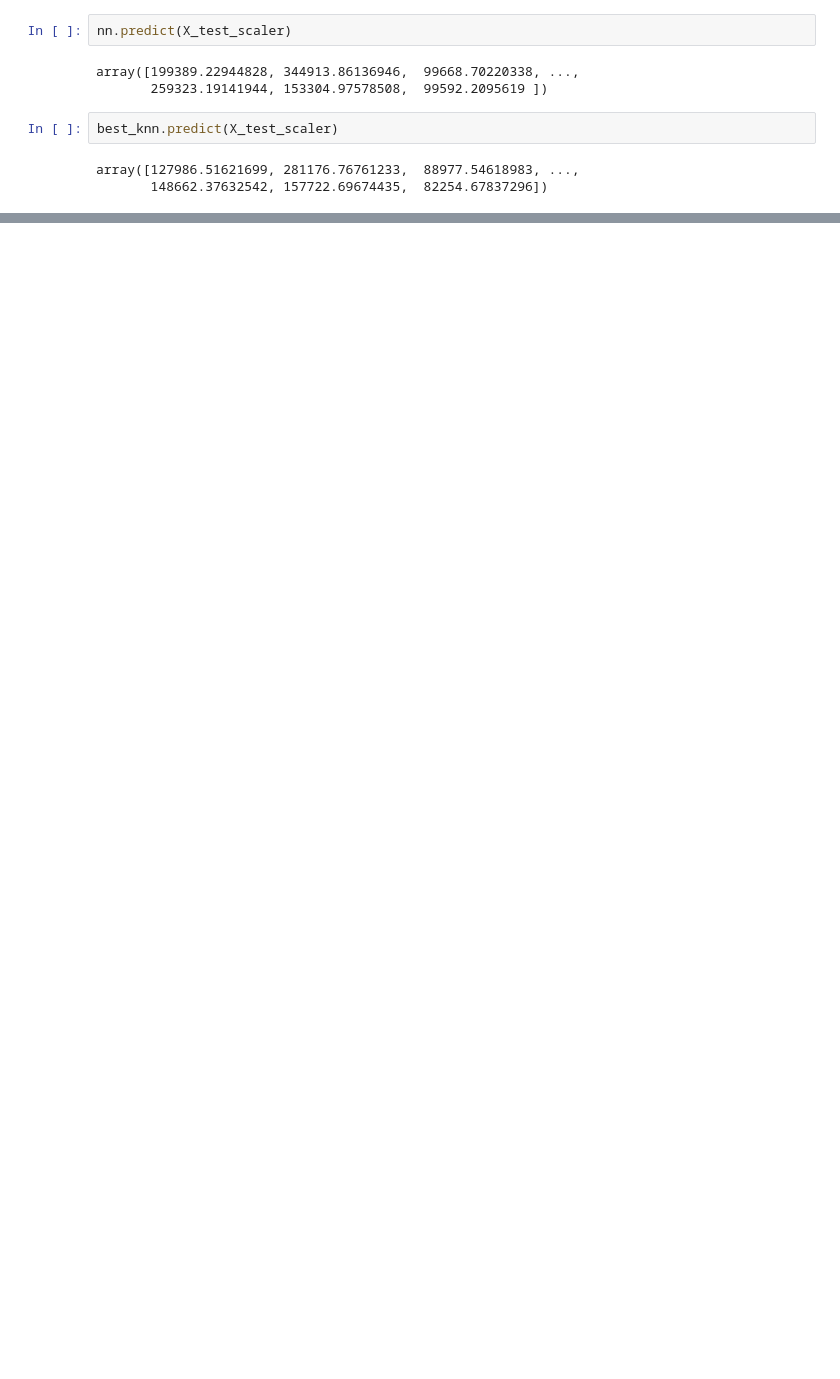
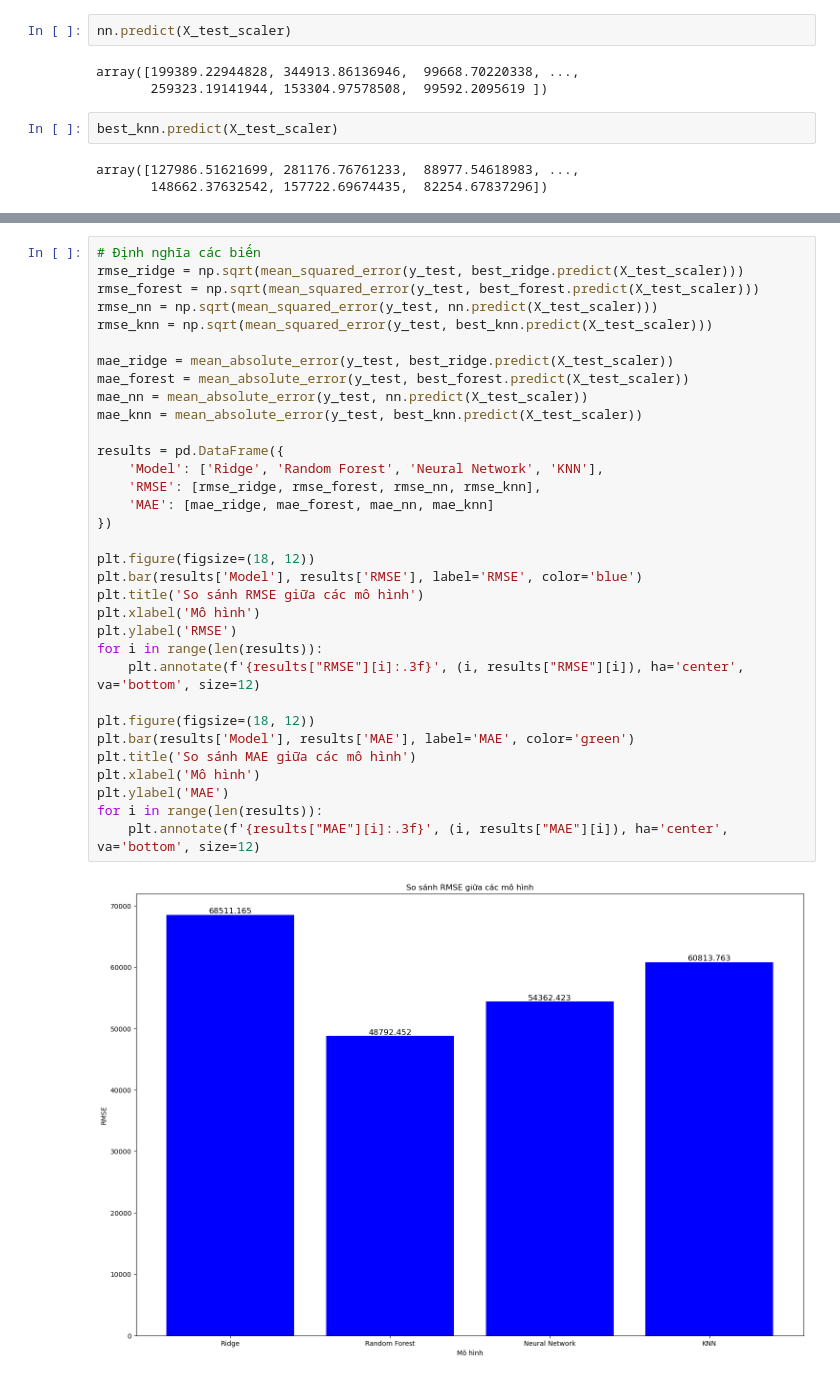
Before and after one commit to DungPham-Comet/ML_20231, a Jupyter notebook: DM_ML_Final.ipynb, the cells around one changed output, grey strips where cells are left out. Cells and saved outputs as stored; diff of their text form; blank space fills up the shorter version.

```diff
--- a/DM_ML_Final.ipynb
+++ b/DM_ML_Final.ipynb
@@ -741,0 +767,35 @@ plt.show()
+# %%
+# Định nghĩa các biến
+rmse_ridge = np.sqrt(mean_squared_error(y_test, best_ridge.predict(X_test_scaler)))
+rmse_forest = np.sqrt(mean_squared_error(y_test, best_forest.predict(X_test_scaler)))
+rmse_nn = np.sqrt(mean_squared_error(y_test, nn.predict(X_test_scaler)))
+rmse_knn = np.sqrt(mean_squared_error(y_test, best_knn.predict(X_test_scaler)))
+
+mae_ridge = mean_absolute_error(y_test, best_ridge.predict(X_test_scaler))
+mae_forest = mean_absolute_error(y_test, best_forest.predict(X_test_scaler))
+mae_nn = mean_absolute_error(y_test, nn.predict(X_test_scaler))
+mae_knn = mean_absolute_error(y_test, best_knn.predict(X_test_scaler))
+
+results = pd.DataFrame({
+    'Model': ['Ridge', 'Random Forest', 'Neural Network', 'KNN'],
+    'RMSE': [rmse_ridge, rmse_forest, rmse_nn, rmse_knn],
+    'MAE': [mae_ridge, mae_forest, mae_nn, mae_knn]
+})
+
+plt.figure(figsize=(18, 12))
+plt.bar(results['Model'], results['RMSE'], label='RMSE', color='blue')
+plt.title('So sánh RMSE giữa các mô hình')
+plt.xlabel('Mô hình')
+plt.ylabel('RMSE')
+for i in range(len(results)):
+    plt.annotate(f'{results["RMSE"][i]:.3f}', (i, results["RMSE"][i]), ha='center', va='bottom', size=12)
+
+plt.figure(figsize=(18, 12))
+plt.bar(results['Model'], results['MAE'], label='MAE', color='green')
+plt.title('So sánh MAE giữa các mô hình')
+plt.xlabel('Mô hình')
+plt.ylabel('MAE')
+for i in range(len(results)):
+    plt.annotate(f'{results["MAE"][i]:.3f}', (i, results["MAE"][i]), ha='center', va='bottom', size=12)
+# %% [output]
+[figure, added]
```
Also changed, not shown: parts of 58 cells of this notebook, 2 other files.
